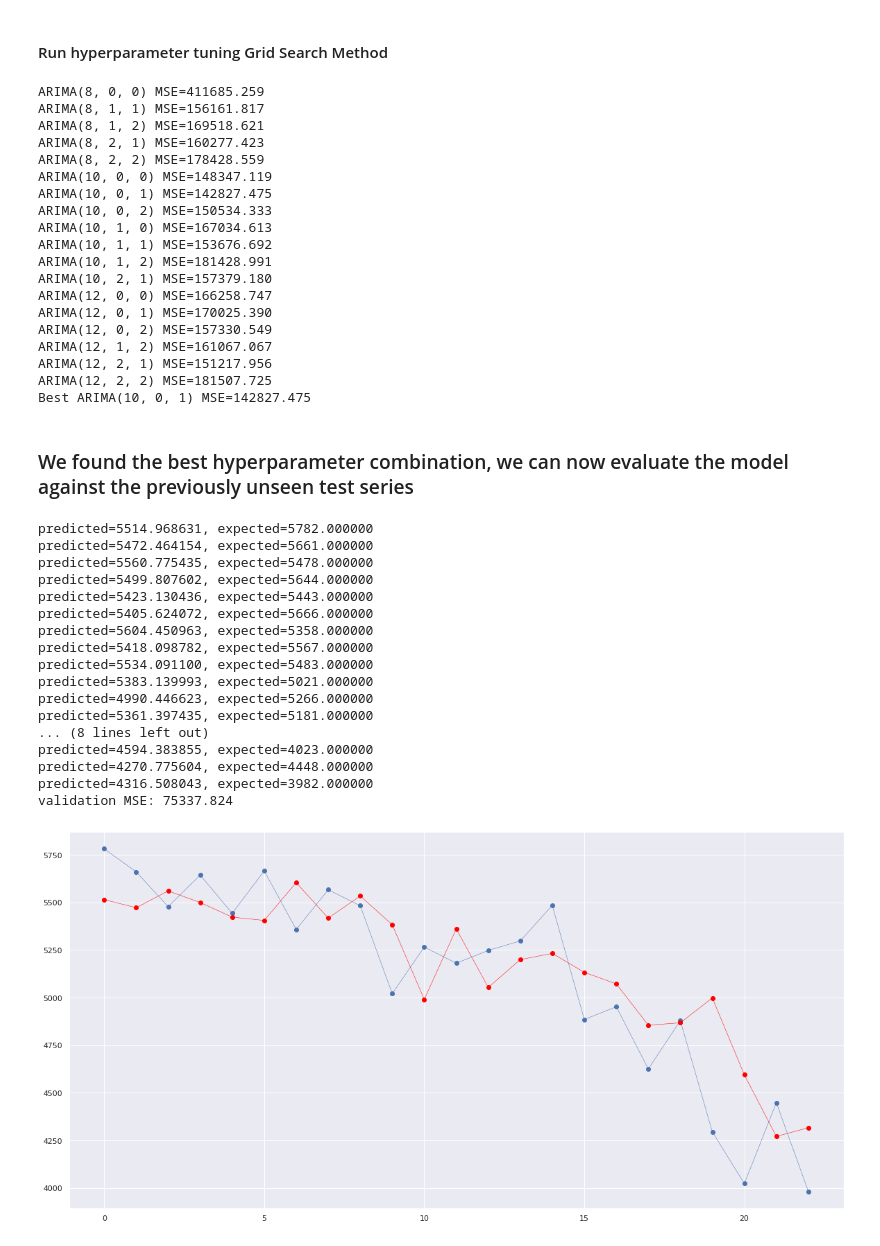
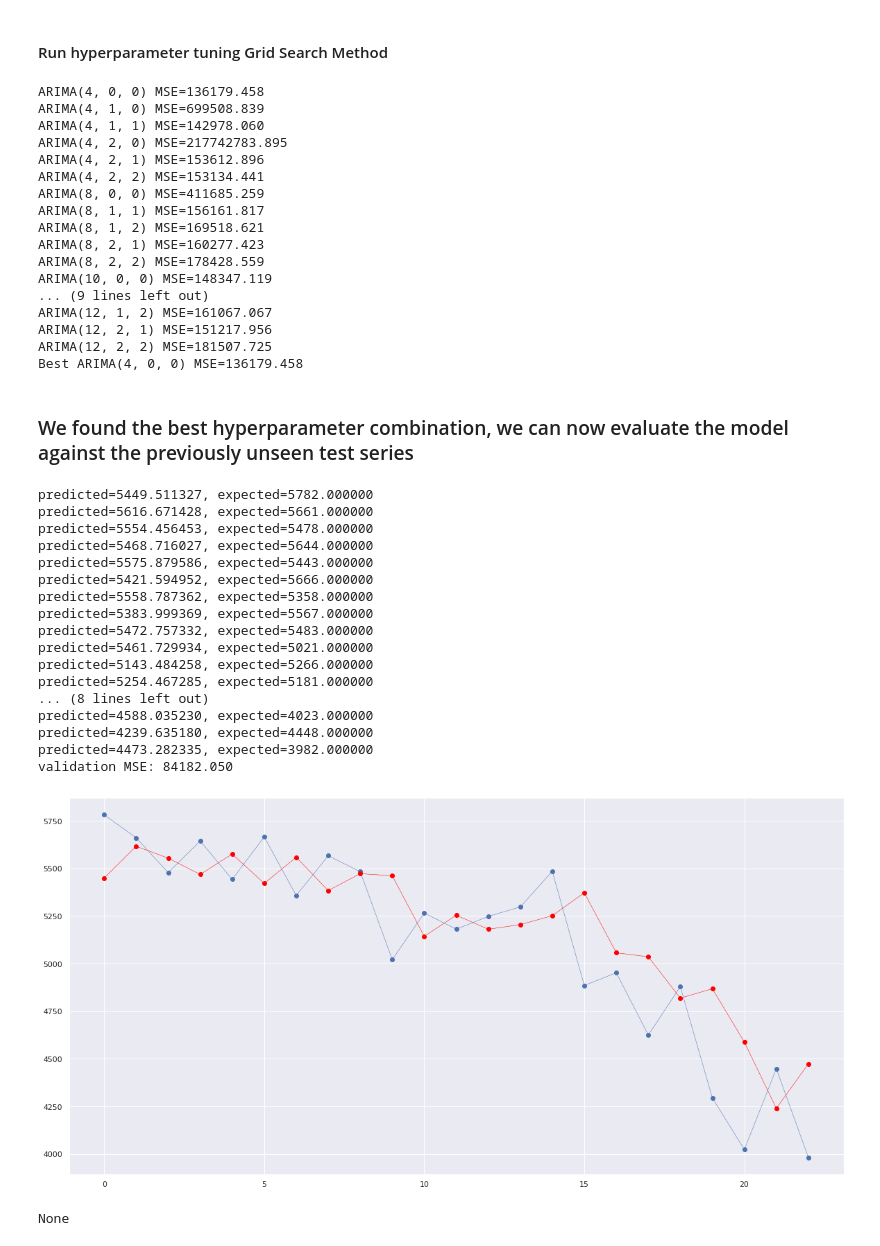
Before and after one commit to anto8460/chicago_project, a Jupyter notebook: chicago_project/timeseries_analysis_and_forecasting.ipynb, the cells around one changed output. Drawn from its saved outputs; the diff is of its cells as text; code cells hidden in the pictures.

```diff
--- a/chicago_project/timeseries_analysis_and_forecasting.ipynb
+++ b/chicago_project/timeseries_analysis_and_forecasting.ipynb
@@ -411,50 +420,49 @@ train_series, test_series = series[0:train_size], series[train_size:]
 #### Run hyperparameter tuning Grid Search Method
 # %%
 # evaluate parameters
-p_values = [8, 10, 12]
+p_values = [4, 8, 10, 12]
 d_values = range(0, 3)
 q_values = range(0, 3)
 best_cfg = evaluate_models(train_series.values, p_values, d_values, q_values)
 # %% [output]
+ARIMA(4, 0, 0) MSE=136179.458
+ARIMA(4, 1, 0) MSE=699508.839
+ARIMA(4, 1, 1) MSE=142978.060
+ARIMA(4, 2, 0) MSE=217742783.895
+ARIMA(4, 2, 1) MSE=153612.896
+ARIMA(4, 2, 2) MSE=153134.441
 ARIMA(8, 0, 0) MSE=411685.259
 ARIMA(8, 1, 1) MSE=156161.817
 ARIMA(8, 1, 2) MSE=169518.621
 ARIMA(8, 2, 1) MSE=160277.423
 ARIMA(8, 2, 2) MSE=178428.559
 ARIMA(10, 0, 0) MSE=148347.119
-ARIMA(10, 0, 1) MSE=142827.475
-ARIMA(10, 0, 2) MSE=150534.333
-ARIMA(10, 1, 0) MSE=167034.613
-ARIMA(10, 1, 1) MSE=153676.692
-ARIMA(10, 1, 2) MSE=181428.991
-ARIMA(10, 2, 1) MSE=157379.180
-ARIMA(12, 0, 0) MSE=166258.747
-ARIMA(12, 0, 1) MSE=170025.390
-ARIMA(12, 0, 2) MSE=157330.549
+... (9 lines left out)
 ARIMA(12, 1, 2) MSE=161067.067
 ARIMA(12, 2, 1) MSE=151217.956
 ARIMA(12, 2, 2) MSE=181507.725
-Best ARIMA(10, 0, 1) MSE=142827.475
+Best ARIMA(4, 0, 0) MSE=136179.458
 # %% [markdown]
 ###  We found the best hyperparameter combination, we can now evaluate the model against the previously unseen test series
 # %%
-walk_forward_train_evaluate_and_report(test_series, best_cfg)
+print(walk_forward_train_evaluate_and_report(test_series, best_cfg))
 # %% [output]
-predicted=5514.968631, expected=5782.000000
-predicted=5472.464154, expected=5661.000000
-predicted=5560.775435, expected=5478.000000
-predicted=5499.807602, expected=5644.000000
-predicted=5423.130436, expected=5443.000000
-predicted=5405.624072, expected=5666.000000
-predicted=5604.450963, expected=5358.000000
-predicted=5418.098782, expected=5567.000000
-predicted=5534.091100, expected=5483.000000
-predicted=5383.139993, expected=5021.000000
-predicted=4990.446623, expected=5266.000000
-predicted=5361.397435, expected=5181.000000
+predicted=5449.511327, expected=5782.000000
+predicted=5616.671428, expected=5661.000000
+predicted=5554.456453, expected=5478.000000
+predicted=5468.716027, expected=5644.000000
+predicted=5575.879586, expected=5443.000000
+predicted=5421.594952, expected=5666.000000
+predicted=5558.787362, expected=5358.000000
+predicted=5383.999369, expected=5567.000000
+predicted=5472.757332, expected=5483.000000
+predicted=5461.729934, expected=5021.000000
+predicted=5143.484258, expected=5266.000000
+predicted=5254.467285, expected=5181.000000
 ... (8 lines left out)
-predicted=4594.383855, expected=4023.000000
-predicted=4270.775604, expected=4448.000000
-predicted=4316.508043, expected=3982.000000
-validation MSE: 75337.824
+predicted=4588.035230, expected=4023.000000
+predicted=4239.635180, expected=4448.000000
+predicted=4473.282335, expected=3982.000000
+validation MSE: 84182.050
-[figure, old version]
+[figure, new version]
+None
```
Also changed, not shown: parts of 4 cells of this notebook, 4 other files.
